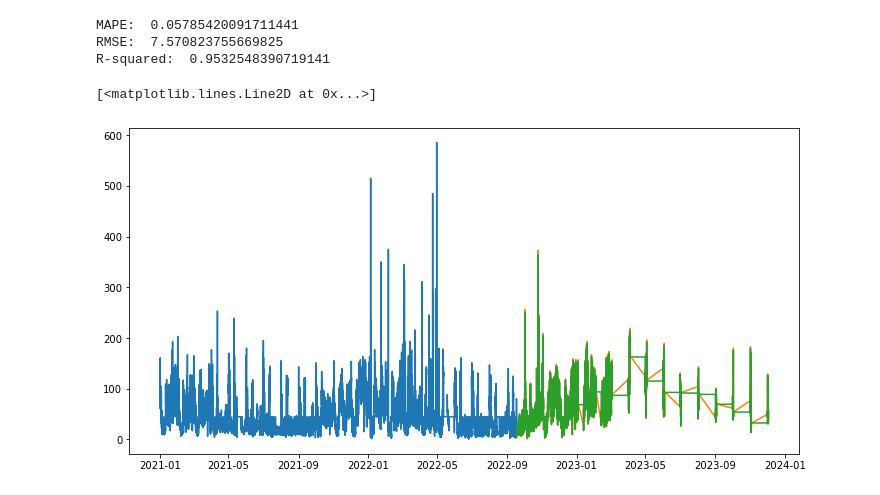
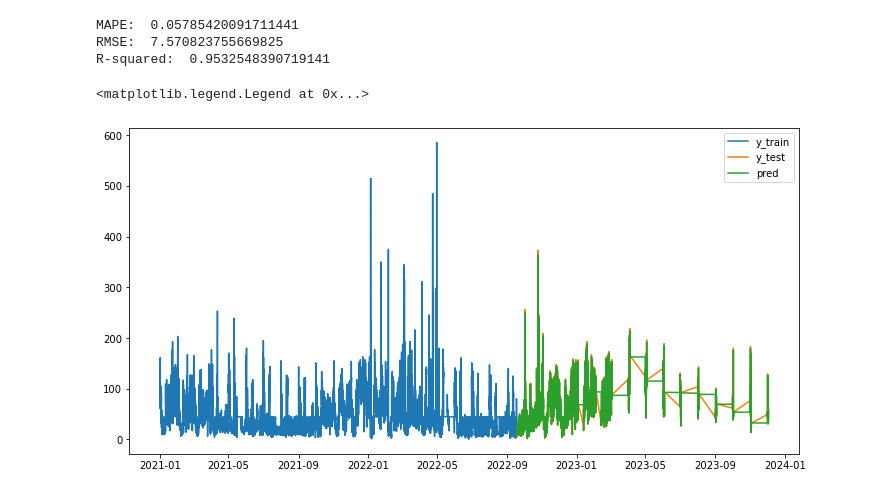
Before and after one commit to yutongyang0414/Monitoring-and-Predicting-Air-Quality-using-Machine-learning, a Jupyter notebook: Time_series_forecasting.ipynb, the cells around one changed output. Cells and saved outputs as stored; diff of their text form; code cells hidden in the pictures.

```diff
--- a/Time_series_forecasting.ipynb
+++ b/Time_series_forecasting.ipynb
@@ -264,9 +264,10 @@ predss = pd.Series(preds, index=y_test.index)
 # %%
 # plot the graph
 plt.figure(figsize=(12,6))
-plt.plot(y_train)
-plt.plot(y_test)
-plt.plot(predss)
+plt.plot(y_train, label = "y_train")
+plt.plot(y_test, label = "y_test")
+plt.plot(predss, label = "pred")
+plt.legend()
 # %% [output]
-[<matplotlib.lines.Line2D at 0x...>]
+<matplotlib.legend.Legend at 0x...>
-[figure, old version]
+[figure, new version]
```
Also changed, not shown: parts of 1 cell of this notebook.
